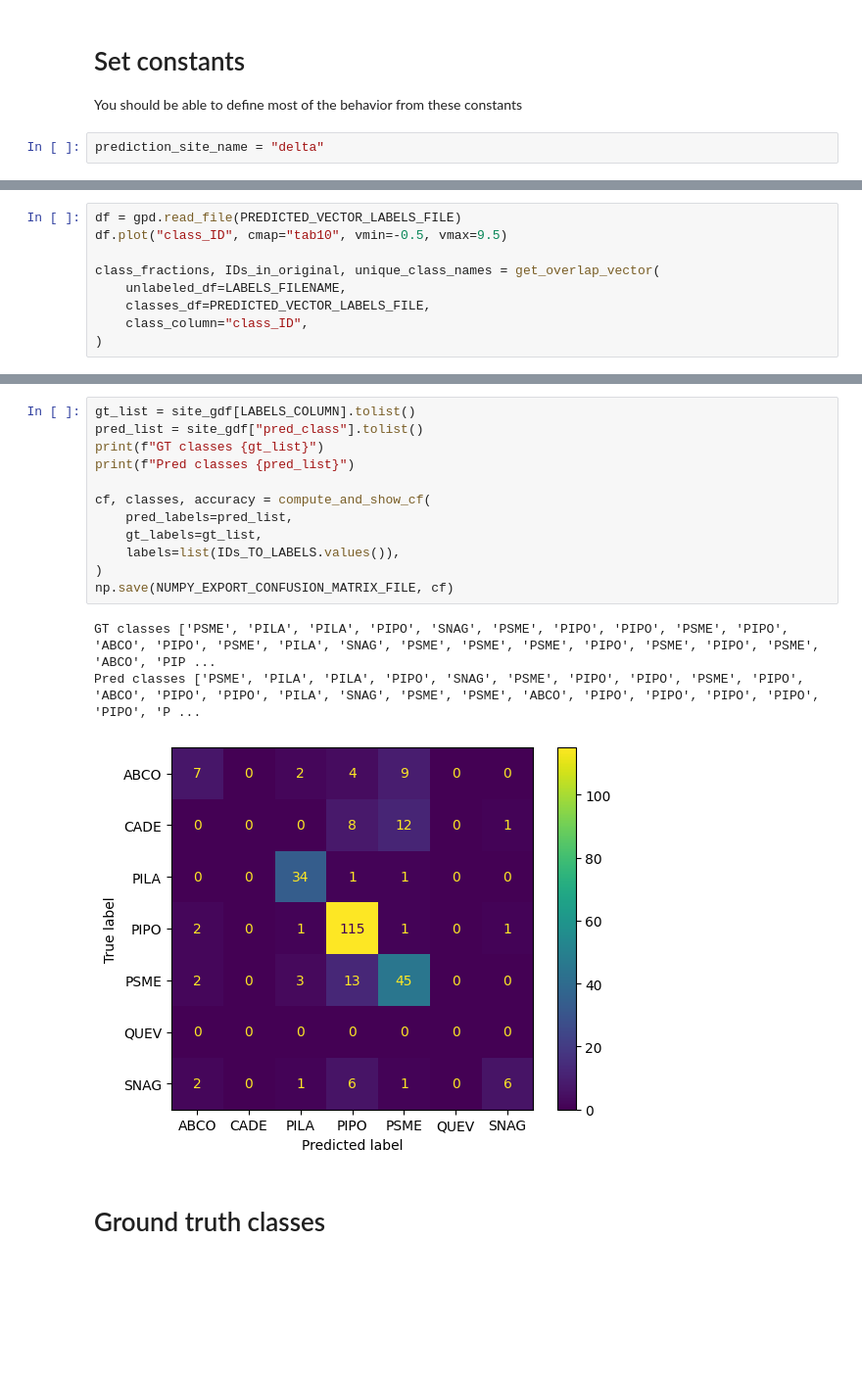
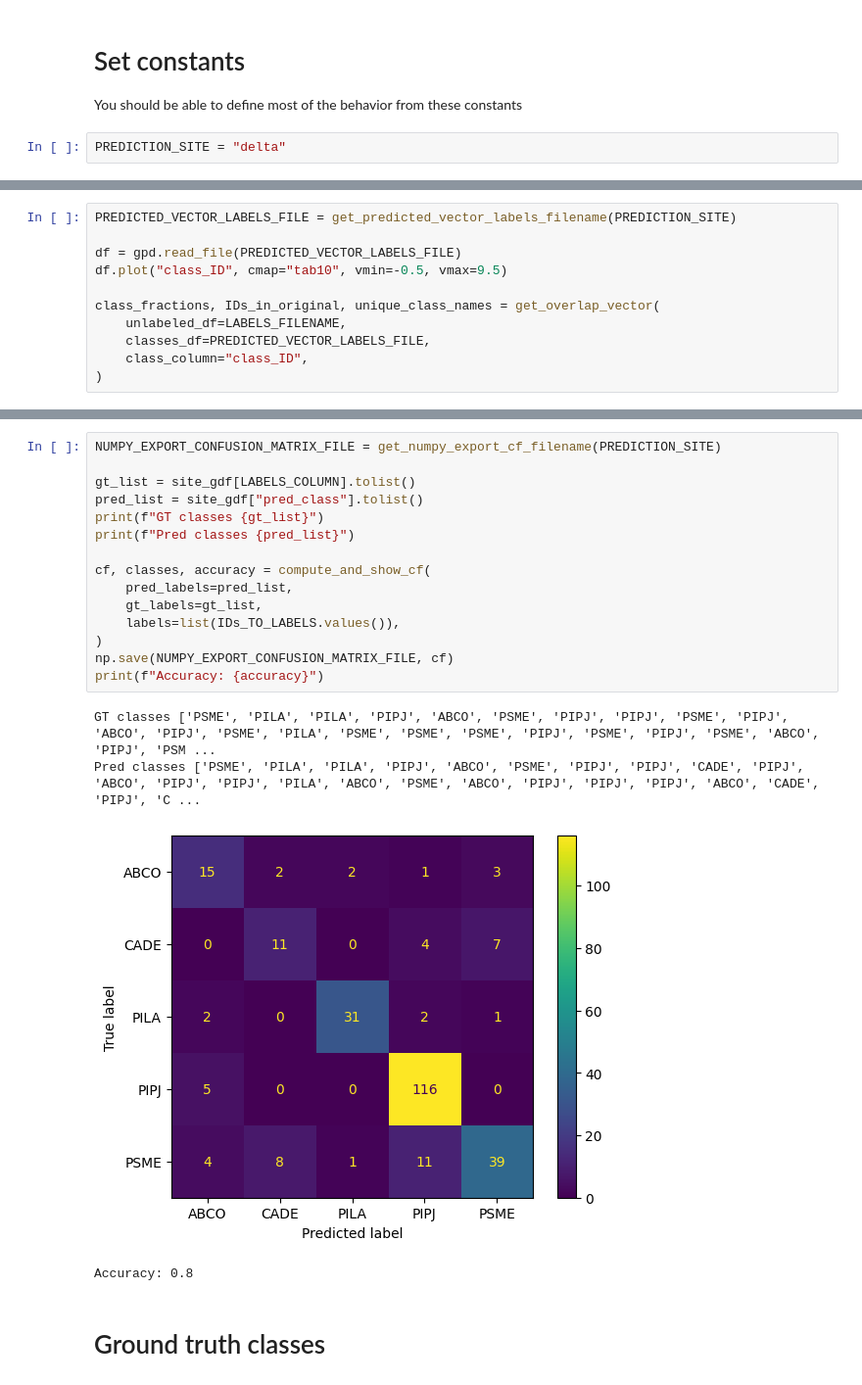
Before and after one commit to russelldj/str-disp-experiments, a Jupyter notebook: scripts/MVMT/5_analysis/5_analysis_delta.ipynb, the cells around one changed output, grey strips where cells are left out. Shown at 98% size. Saved outputs shown, nothing was run; the diff lists cells and outputs as text; blank space fills up the shorter version.

```diff
--- a/scripts/MVMT/5_analysis/5_analysis_delta.ipynb
+++ b/scripts/MVMT/5_analysis/5_analysis_delta.ipynb
@@ -18,4 +28,4 @@ from constants import get_IDs_to_labels
 # Set constants
 You should be able to define most of the behavior from these constants
 # %%
-prediction_site_name = "delta"
+PREDICTION_SITE = "delta"
@@ -159,4 +46,6 @@ CAMERAS_FILENAME = CAMERAS_FILENAME_DICT[prediction_site_name]
 # %%
+PREDICTED_VECTOR_LABELS_FILE = get_predicted_vector_labels_filename(PREDICTION_SITE)
+
 df = gpd.read_file(PREDICTED_VECTOR_LABELS_FILE)
 df.plot("class_ID", cmap="tab10", vmin=-0.5, vmax=9.5)
 
@@ -225,19 +115,23 @@ Predicted
 # %%
+NUMPY_EXPORT_CONFUSION_MATRIX_FILE = get_numpy_export_cf_filename(PREDICTION_SITE)
+
 gt_list = site_gdf[LABELS_COLUMN].tolist()
 pred_list = site_gdf["pred_class"].tolist()
 print(f"GT classes {gt_list}")
 print(f"Pred classes {pred_list}")
 
 cf, classes, accuracy = compute_and_show_cf(
     pred_labels=pred_list,
     gt_labels=gt_list,
     labels=list(IDs_TO_LABELS.values()),
 )
 np.save(NUMPY_EXPORT_CONFUSION_MATRIX_FILE, cf)
+print(f"Accuracy: {accuracy}")
 # %% [output]
-GT classes ['PSME', 'PILA', 'PILA', 'PIPO', 'SNAG', 'PSME', 'PIPO', 'PIPO', 'PSME', 'PIPO', 'ABCO', 'PIPO', 'PSME', 'PILA', 'SNAG', 'PSME', 'PSME', 'PSME', 'PIPO', 'PSME', 'PIPO', 'PSME', 'ABCO', 'PIP ...
-Pred classes ['PSME', 'PILA', 'PILA', 'PIPO', 'SNAG', 'PSME', 'PIPO', 'PIPO', 'PSME', 'PIPO', 'ABCO', 'PIPO', 'PIPO', 'PILA', 'SNAG', 'PSME', 'PSME', 'ABCO', 'PIPO', 'PIPO', 'PIPO', 'PIPO', 'PIPO', 'P ...
+GT classes ['PSME', 'PILA', 'PILA', 'PIPJ', 'ABCO', 'PSME', 'PIPJ', 'PIPJ', 'PSME', 'PIPJ', 'ABCO', 'PIPJ', 'PSME', 'PILA', 'PSME', 'PSME', 'PSME', 'PIPJ', 'PSME', 'PIPJ', 'PSME', 'ABCO', 'PIPJ', 'PSM ...
+Pred classes ['PSME', 'PILA', 'PILA', 'PIPJ', 'ABCO', 'PSME', 'PIPJ', 'PIPJ', 'CADE', 'PIPJ', 'ABCO', 'PIPJ', 'PIPJ', 'PILA', 'ABCO', 'PSME', 'ABCO', 'PIPJ', 'PIPJ', 'PIPJ', 'ABCO', 'CADE', 'PIPJ', 'C ...
-[figure, old version]
+[figure, new version]
+Accuracy: 0.8
 # %% [markdown]
 # Ground truth classes
 # %%
```
Also changed, not shown: parts of 9 cells of this notebook, 3 other files.
